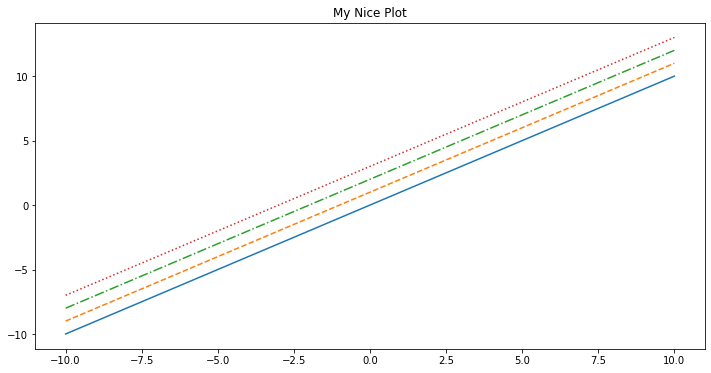
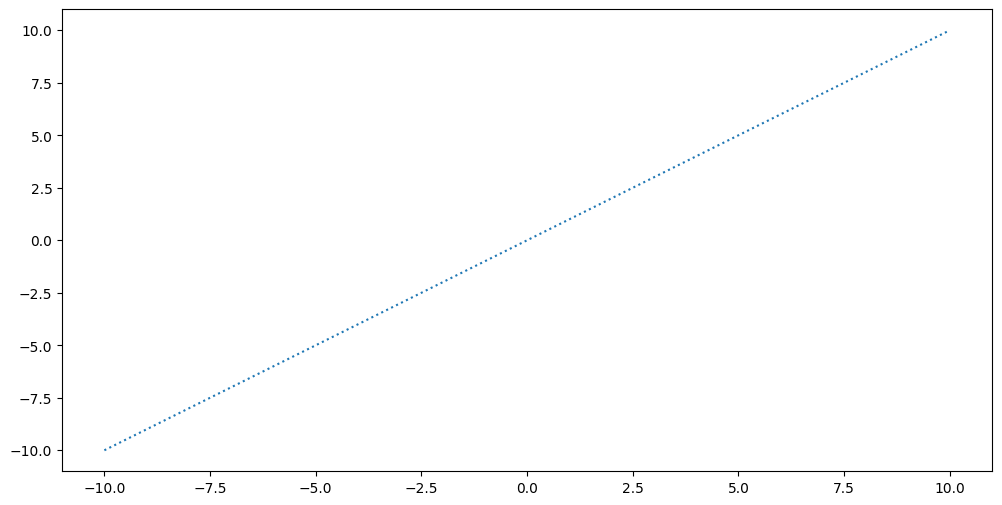
Code edit (unified diff) that turned the first committed figure into the second:
--- before
+++ after
@@ -1,8 +1,3 @@
-fig, axes = plt.subplots(figsize=(12, 6))
+fig, axes = plt.subplots(figsize = (12,6))
 
-axes.plot(x, x + 0, linestyle='solid')
-axes.plot(x, x + 1, linestyle='dashed')
-axes.plot(x, x + 2, linestyle='dashdot')
-axes.plot(x, x + 3, linestyle='dotted');
-
-axes.set_title("My Nice Plot")
+axes.plot(x, x + 0, linestyle = 'dotted')

Commit: Создано в Colab